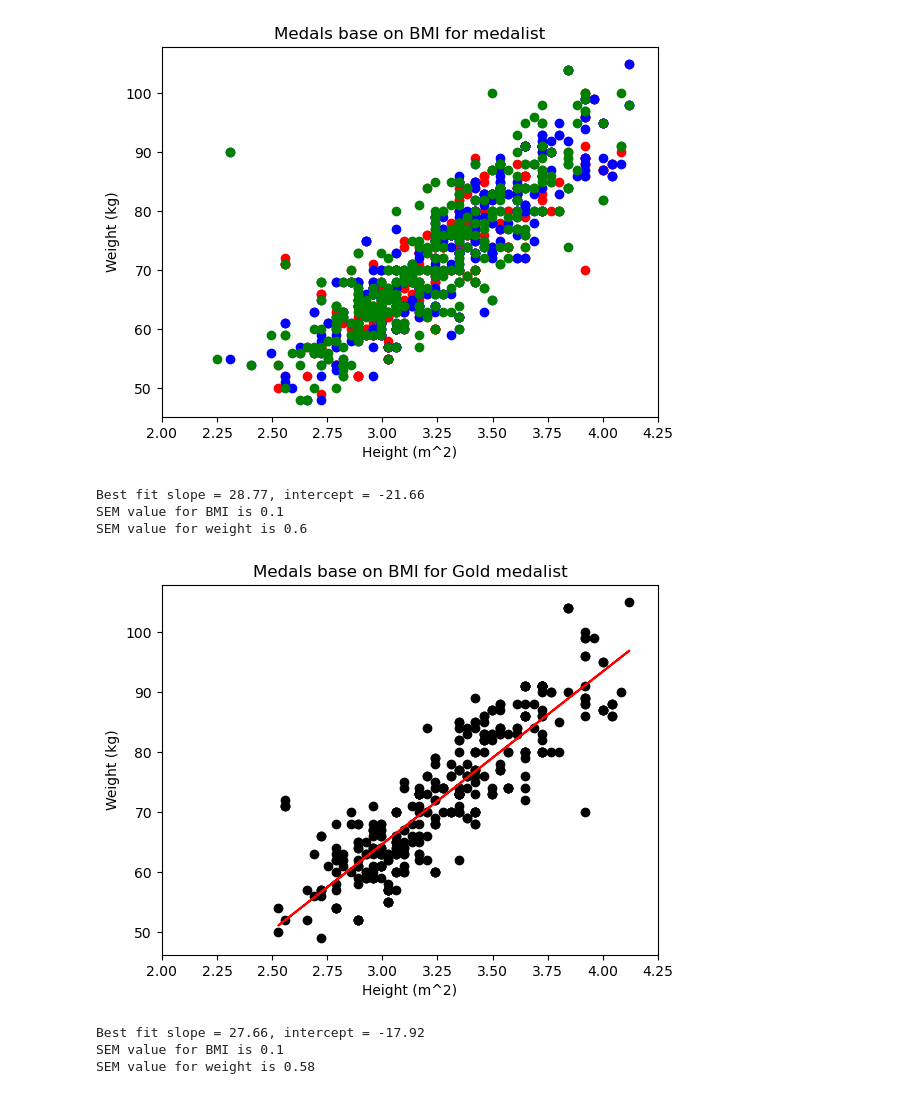
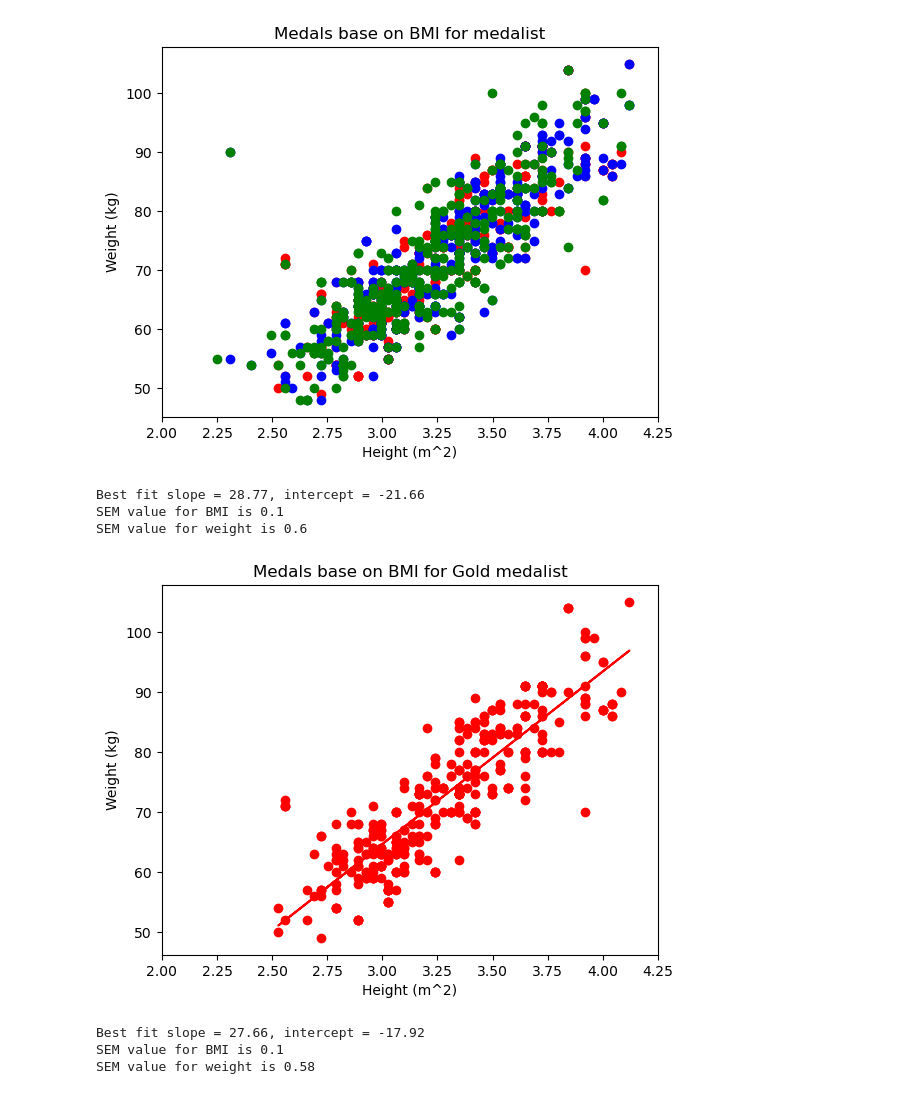
Before and after one commit to kylechou2873/SMU-Project1, a Jupyter notebook: KyleC_Swim/dataRead.ipynb, the cells around one changed output. Drawn from its saved outputs; the diff is of its cells as text; code cells hidden in the pictures.

```diff
--- a/KyleC_Swim/dataRead.ipynb
+++ b/KyleC_Swim/dataRead.ipynb
@@ -111,27 +111,27 @@ plt.show()
 # %%
 swimGold = swimMedal.loc[swimMedal["medal"] == "Gold"]
 xG = swimGold["weight"]
 yG = (swimGold["height"]/100)**2
 s,b,rv,pv,ster = st.linregress(yG,xG)
 fitG = s*yG + b
 
-plt.scatter(x=yG,y=xG,c='black')
+plt.scatter(x=yG,y=xG,c='red')
 plt.plot(yG,fitG,'r-')
 plt.ylabel("Weight (kg)")
 plt.xlabel("Height (m^2)")
 plt.title("Medals base on BMI for Gold medalist")
 plt.xlim(2,4.25)
 
 print(f"Best fit slope = {round(s,2)}, intercept = {round(b,2)}")
 print(f"SEM value for BMI is {round(st.sem(swimGold["BMI"]),2)}")
 print(f"SEM value for weight is {round(st.sem(swimGold["weight"]),2)}")
 plt.savefig("output/goldMedalBMI.png")
 plt.show()
 # %% [output]
 Best fit slope = 28.77, intercept = -21.66
 SEM value for BMI is 0.1
 SEM value for weight is 0.6
-[figure, old version]
+[figure, new version]
 # %%
 swimSilv = swimMedal.loc[swimMedal["medal"] == "Silver"]
 xS = swimSilv["weight"]
```
Also changed, not shown: parts of 2 cells of this notebook, 3 other files.
